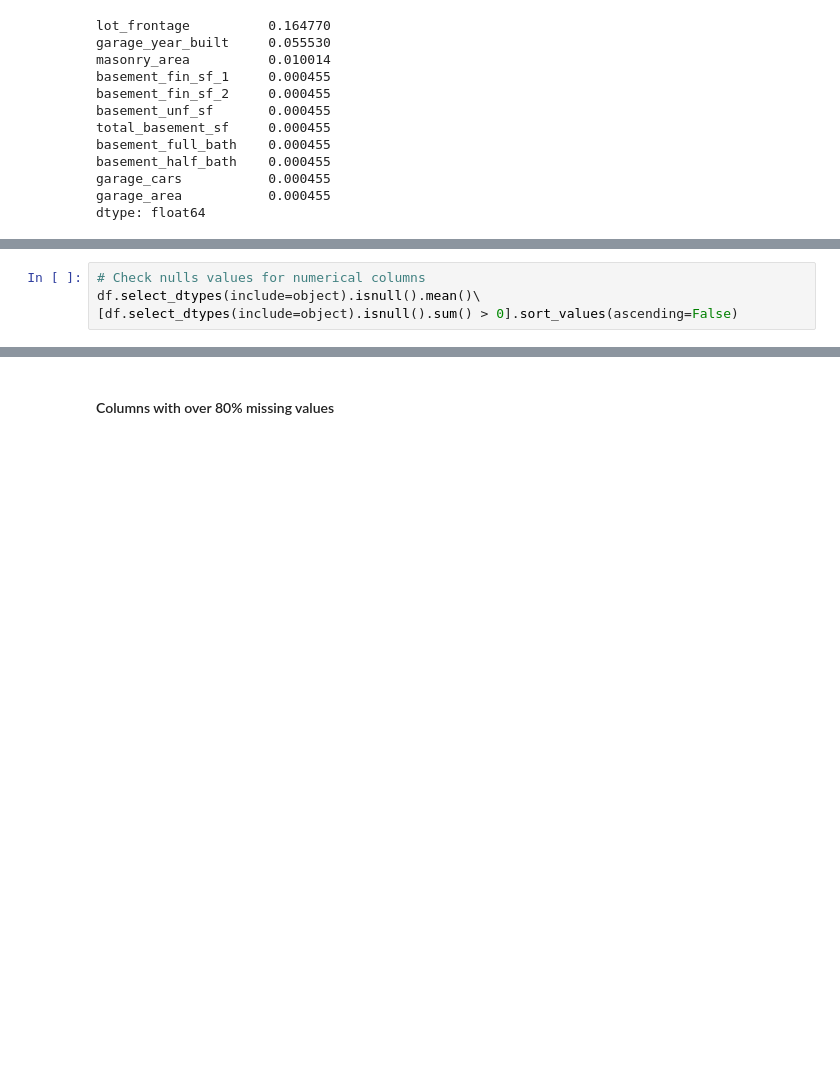
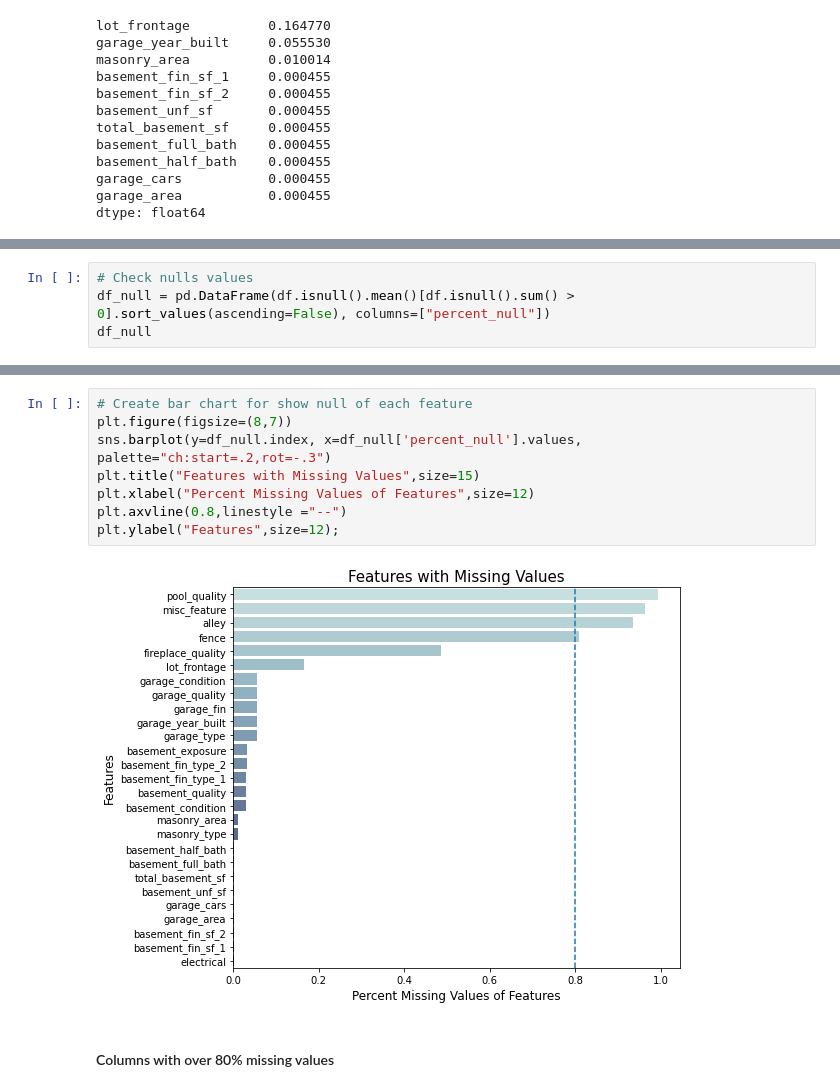
Before and after one commit to scenttz/Project-2-Linear-Regression-on-Ames-Housing-Dataset-to-Predict-Sale-Price, a Jupyter notebook: code/01_data_cleaning.ipynb, the cells around one changed output, grey strips where cells are left out. Saved outputs shown, nothing was run; the diff lists cells and outputs as text; blank space fills up the shorter version.

```diff
--- a/code/01_data_cleaning.ipynb
+++ b/code/01_data_cleaning.ipynb
@@ -131,5 +140,5 @@ msno.matrix(df.select_dtypes(include=object));
 # %%
-# Check nulls values for numerical columns
-df.select_dtypes(include=object).isnull().mean()\
-[df.select_dtypes(include=object).isnull().sum() > 0].sort_values(ascending=False)
+# Check nulls values
+df_null = pd.DataFrame(df.isnull().mean()[df.isnull().sum() > 0].sort_values(ascending=False), columns=["percent_null"])
+df_null
 # %% [output]
@@ -153,3 +162,13 @@ dtype: float64
+# %%
+# Create bar chart for show null of each feature
+plt.figure(figsize=(8,7))
+sns.barplot(y=df_null.index, x=df_null['percent_null'].values, palette="ch:start=.2,rot=-.3")
+plt.title("Features with Missing Values",size=15)
+plt.xlabel("Percent Missing Values of Features",size=12)
+plt.axvline(0.8,linestyle ="--")
+plt.ylabel("Features",size=12);
+# %% [output]
+[figure, added]
 # %% [markdown]
 #### Columns with over 80% missing values
 # %%
```
Also changed, not shown: parts of 5 cells of this notebook.
